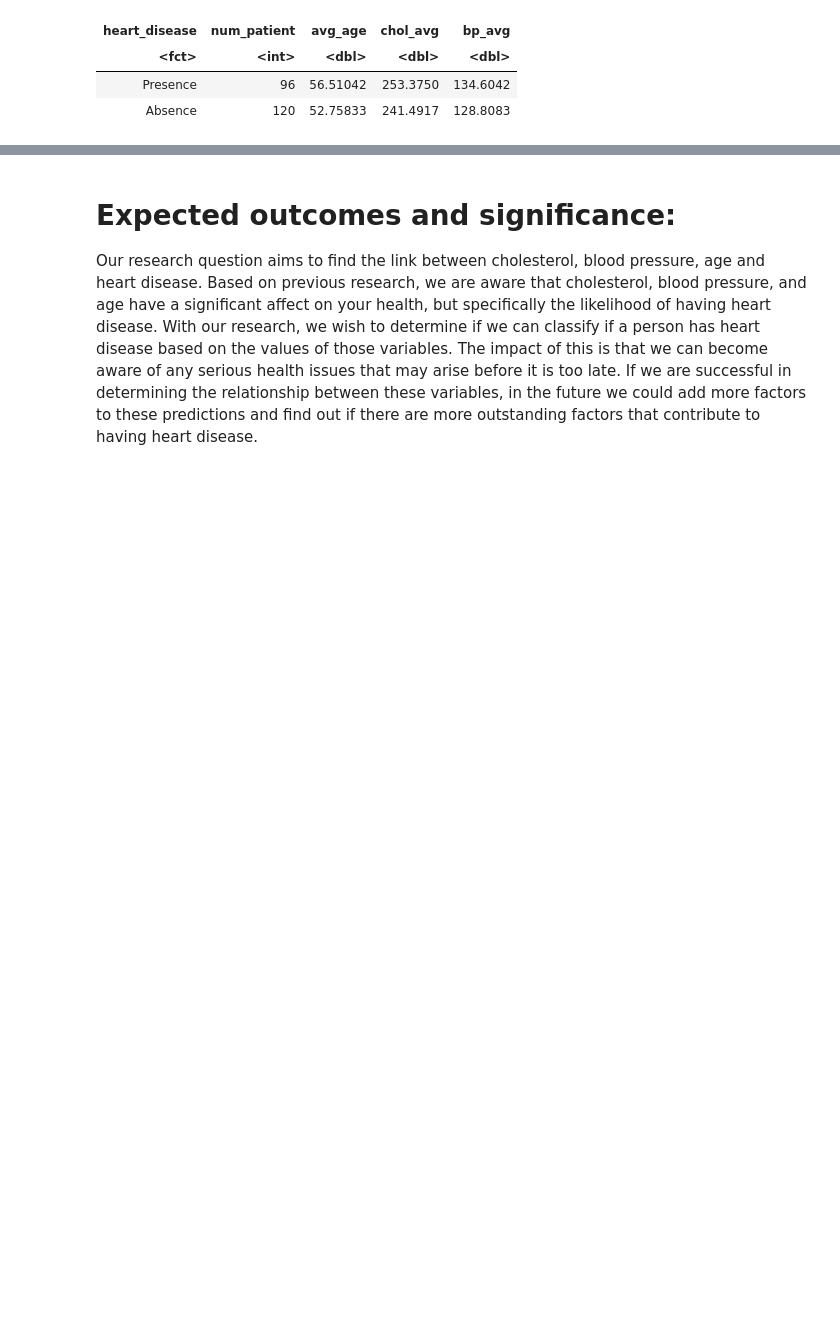
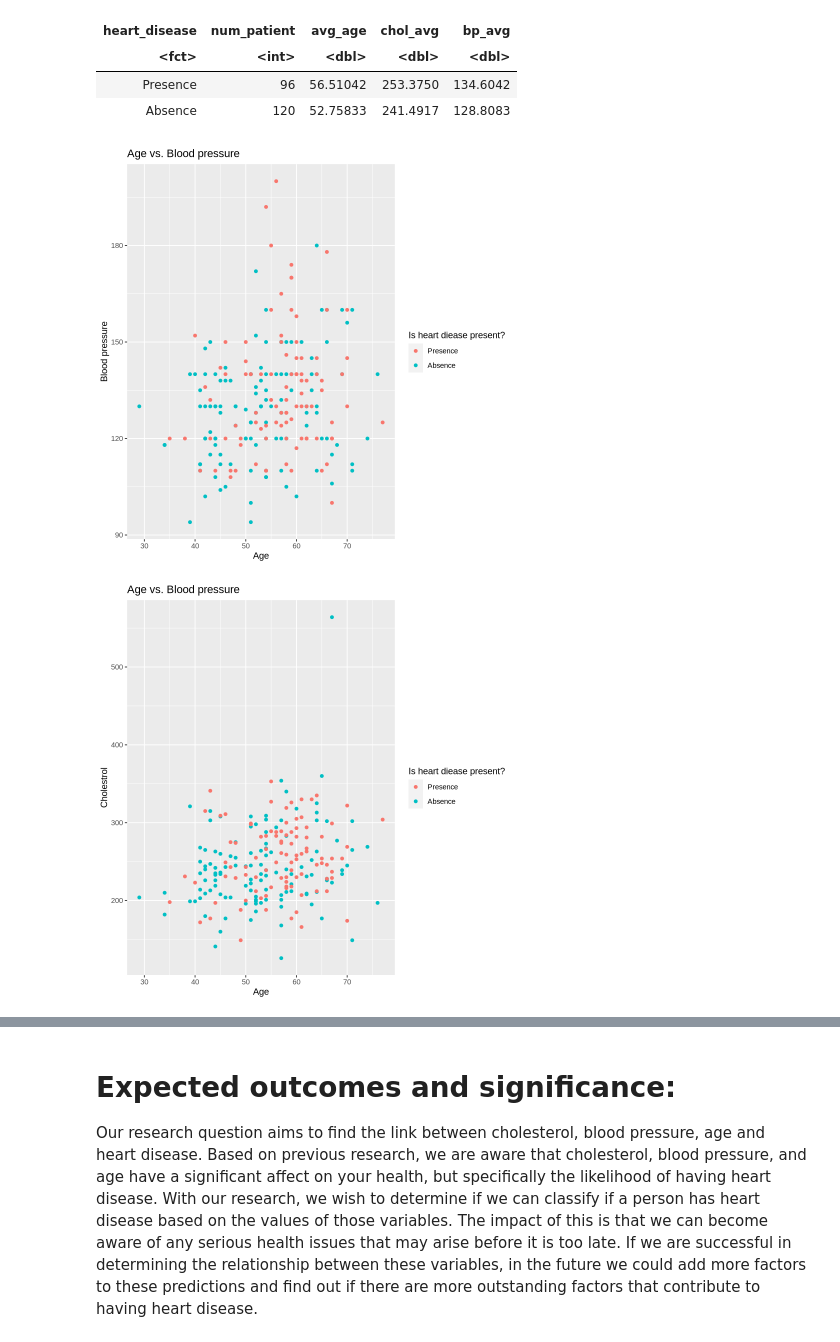
Before and after one commit to jake-fung/DSCI100-002-031-GroupProject, a Jupyter notebook: project_proposal.ipynb, the cells around one changed output, grey strips where cells are left out. Saved outputs shown, nothing was run; the diff lists cells and outputs as text; code cells hidden in the pictures; blank space fills up the shorter version.

Commit message:
add plot

```diff
--- a/project_proposal.ipynb
+++ b/project_proposal.ipynb
@@ -88,5 +88,23 @@ A tibble: 2 × 5
 | Presence | 96 | 56.51042 | 253.3750 | 134.6042 |
 | Absence | 120 | 52.75833 | 241.4917 | 128.8083 |
 # %%
+age_bp_plot <- ggplot(heart_filtered, aes(x = age, y = bp, color = heart_disease)) +
+                geom_point()+
+                labs(x = "Age", y = "Blood pressure", color = "Is heart diease present?")+
+                ggtitle("Age vs. Blood pressure")
+age_bp_plot
 
-ylshdgljslfgjlksjdfgjslkdfjg;lsjgf
+age_chol_plot <- ggplot(heart_filtered, aes(x = age, y = cholesterol, color = heart_disease)) +
+                geom_point()+
+                labs(x = "Age", y = "Cholestrol", color = "Is heart diease present?")+
+                ggtitle("Age vs. Blood pressure")
+age_chol_plot
+
+chol_bp_plot <- ggplot(heart_filtered, aes(x = bp, y = cholesterol, color = heart_disease)) +
+                geom_point()+
+                labs(x = "Blood pressure", y = "Cholestrol", color = "Is heart diease present?")+
+                ggtitle("Blood pressure vs. Blood pressure")
+chol_bp_plot
+# %% [output]
+[figure, added]
+[figure, added]
```
Also changed, not shown: parts of 1 cell of this notebook.
